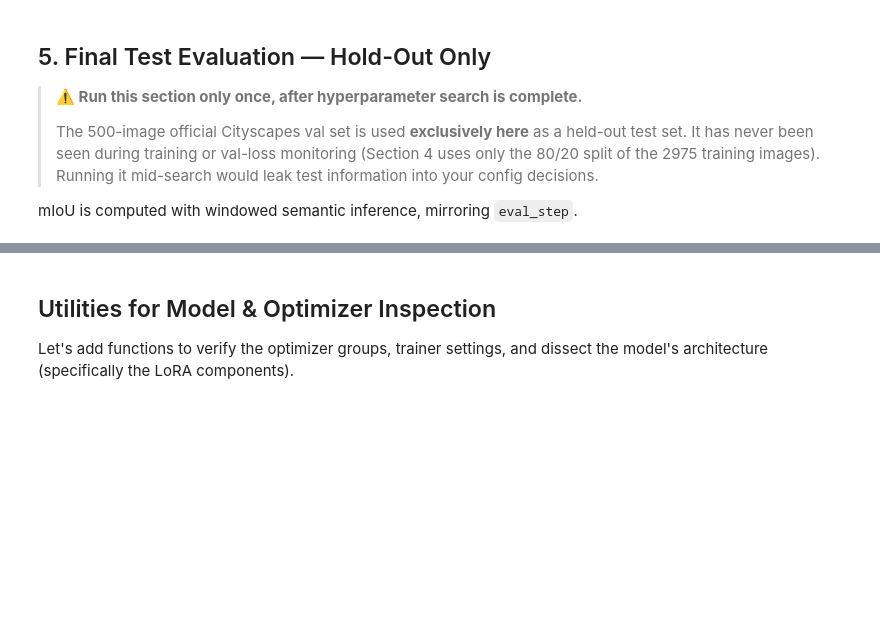
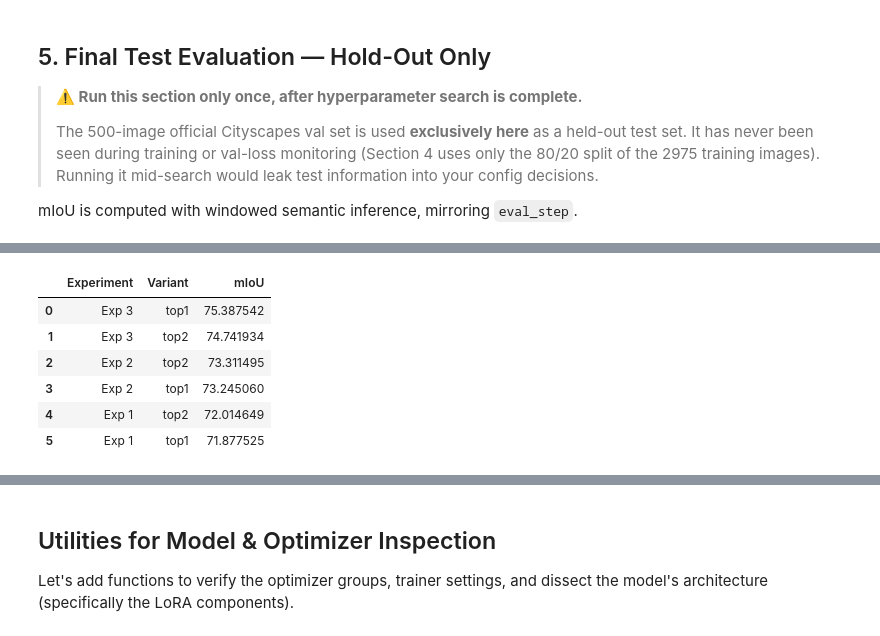
Before and after one commit to MatteoAldovardi92/Fundamental_Project, a Jupyter notebook: Step5.ipynb, the cells around one changed output, grey strips where cells are left out. Drawn from its saved outputs; the diff is of its cells as text; code cells hidden in the pictures; blank space fills up the shorter version.

```diff
--- a/Step5.ipynb
+++ b/Step5.ipynb
@@ -443,11 +576,76 @@ miou3, ious3 = evaluate_miou(model3, data_path, device, desc="Exp 3 — full LoR
-# %%
-zs = globals().get("zeroshot_miou", None)
-zs_col = f"{zs:.1f}%" if zs is not None else "N/A"
-
-hdr = f"{'Class':<22} {'ZeroShot':>9} {'Exp1-Head':>10} {'Exp2-Dec':>10} {'Exp3-Full':>10}"
-sep = "-" * len(hdr)
-print(hdr); print(sep)
-for i, cls in enumerate(CS_CLASSES):
-    print(f"{cls:<22} {zs_col:>9} {ious1[i]:>9.1f}% {ious2[i]:>9.1f}% {ious3[i]:>9.1f}%")
-print(sep)
-print(f"{'mIoU':<22} {zs_col:>9} {miou1:>9.1f}% {miou2:>9.1f}% {miou3:>9.1f}%")
+# %%
+import os
+import shutil
+import pandas as pd
+
+# Create a dedicated directory outside of 'checkpoints'
+export_dir = os.path.join(project_root, "best_eval_checkpoints")
+os.makedirs(export_dir, exist_ok=True)
+
+# 1. Create a DataFrame for the scoreboard
+records = []
+for exp_key, data in eval_results.items():
+    records.append({
+        "Experiment": exp_key.split('_')[0],
+        "Variant": exp_key.split('_')[1],
+        "mIoU": data["miou"]
+    })
+
+df_scores = pd.DataFrame(records).sort_values(by="mIoU", ascending=False).reset_index(drop=True)
+
+print("🏆 === FINAL SCOREBOARD === 🏆")
+display(df_scores)
+
+# Save scoreboard to the dedicated folder
+csv_path = os.path.join(export_dir, "scoreboard_miou.csv")
+df_scores.to_csv(csv_path, index=False)
+print(f"\n✅ Scoreboard saved to: {csv_path}\n")
+
+# 2. Map experiments to their original checkpoint paths on disk
+ckpt_paths = {
+    "Exp 1": get_top_checkpoints_from_disk(cfg1["experiment_name"]),
+    "Exp 2": get_top_checkpoints_from_disk(cfg2["experiment_name"]),
+    "Exp 3": get_top_checkpoints_from_disk(cfg3["experiment_name"]),
+}
+
+# 3. Identify Winners
+overall_winner_exp = df_scores.iloc[0]["Experiment"]
+overall_winner_var = df_scores.iloc[0]["Variant"]
+
+# 4. Copy checkpoints with distinctive names
+print("💾 === SAVING CHECKPOINTS === 💾")
+for exp_name in ["Exp 1", "Exp 2", "Exp 3"]:
+    # Find winner for this specific experiment
+    exp_df = df_scores[df_scores["Experiment"] == exp_name]
+    if exp_df.empty:
+        continue
+    exp_winner_var = exp_df.iloc[0]["Variant"]
+
+    paths = ckpt_paths.get(exp_name, [])
+
+    for i, ckpt_path in enumerate(paths):
+        var_name = f"top{i+1}"
+        key = f"{exp_name}_{var_name}"
+        if key not in eval_results:
+            continue
+
+        miou_score = eval_results[key]["miou"]
+        exp_str = exp_name.replace(" ", "")
+
+        # Default distinctive naming
+        new_name = f"{exp_str}_{var_name}_mIoU_{miou_score:.2f}.ckpt"
+
+        # Check if it's the experiment winner
+        if var_name == exp_winner_var:
+            new_name = f"WINNER_{exp_str}_mIoU_{miou_score:.2f}.ckpt"
+
+        # Check if it's the OVERALL winner (Overwrites experiment winner naming)
+        if exp_name == overall_winner_exp and var_name == overall_winner_var:
+            new_name = f"OVERALL_CHAMPION_{exp_str}_mIoU_{miou_score:.2f}.ckpt"
+
+        dest_path = os.path.join(export_dir, new_name)
+        shutil.copy2(ckpt_path, dest_path)
+        print(f"Copied {exp_name} {var_name} -> {new_name}")
+
+print(f"\n🎉 All checkpoints have been securely backed up in: {export_dir}")
+# %% [output]
@@ -453,0 +653,7 @@ print(f"{'mIoU':<22} {zs_col:>9} {miou1:>9.1f}% {miou2:>9.1f}% {miou3:>9.1f}%")
+|  | Experiment | Variant | mIoU |
+| 0 | Exp 3 | top1 | 75.387542 |
+| 1 | Exp 3 | top2 | 74.741934 |
+| 2 | Exp 2 | top2 | 73.311495 |
+| 3 | Exp 2 | top1 | 73.245060 |
+| 4 | Exp 1 | top2 | 72.014649 |
+| 5 | Exp 1 | top1 | 71.877525 |
```
Also changed, not shown: parts of 18 cells of this notebook, 15 other files.
